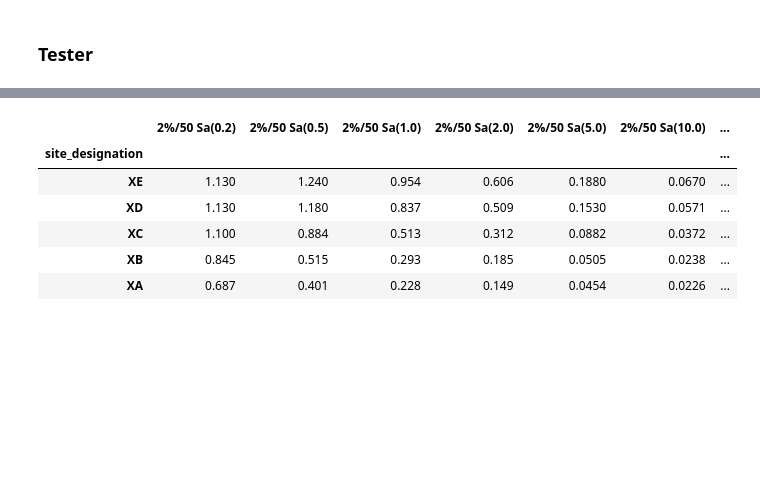
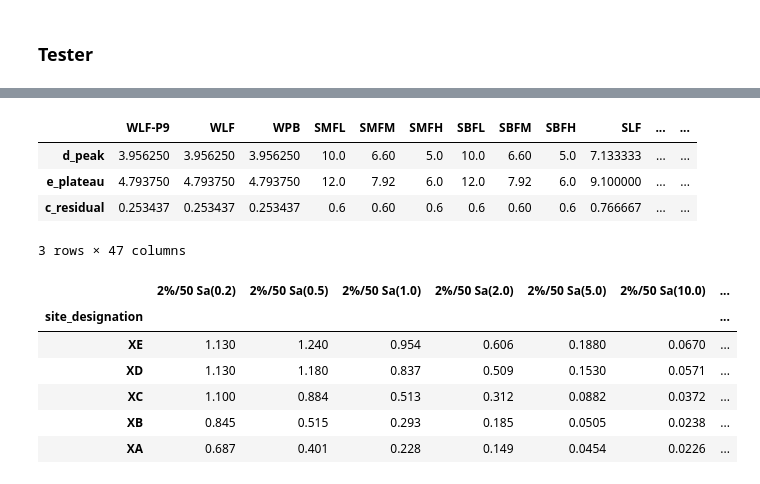
Before and after one commit to hgp297/oq-vmtk, a Jupyter notebook: demos/cov_refm/cov_workshop.ipynb, the cells around one changed output, grey strips where cells are left out. Drawn from its saved outputs; the diff is of its cells as text; code cells hidden in the pictures; blank space fills up the shorter version.

Commit message:
feat: finished peak and postcap estimate

```diff
--- a/demos/cov_refm/cov_workshop.ipynb
+++ b/demos/cov_refm/cov_workshop.ipynb
@@ -218,3 +209,13 @@ np.float64(1.6666666666666667)
+# %%
+from mimlos.mimlos import nbcc
+ductility_table = nbcc.get_SEG_ductility()
+ductility_table
+# %% [output]
+|  | WLF-P9 | WLF | WPB | SMFL | SMFM | SMFH | SBFL | SBFM | SBFH | SLF | ... | ... |
+| d_peak | 3.956250 | 3.956250 | 3.956250 | 10.0 | 6.60 | 5.0 | 10.0 | 6.60 | 5.0 | 7.133333 | ... | ... |
+| e_plateau | 4.793750 | 4.793750 | 4.793750 | 12.0 | 7.92 | 6.0 | 12.0 | 7.92 | 6.0 | 9.100000 | ... | ... |
+| c_residual | 0.253437 | 0.253437 | 0.253437 | 0.6 | 0.60 | 0.6 | 0.6 | 0.60 | 0.6 | 0.766667 | ... | ... |
+3 rows × 47 columns
 # %%
 
 DESIGN_HAZARD_PATH = Path(mimlos.__file__).resolve().parent / "mimlos" / "data" / "hazard" / "design"
```
Also changed, not shown: parts of 11 cells of this notebook, 3 other files.
